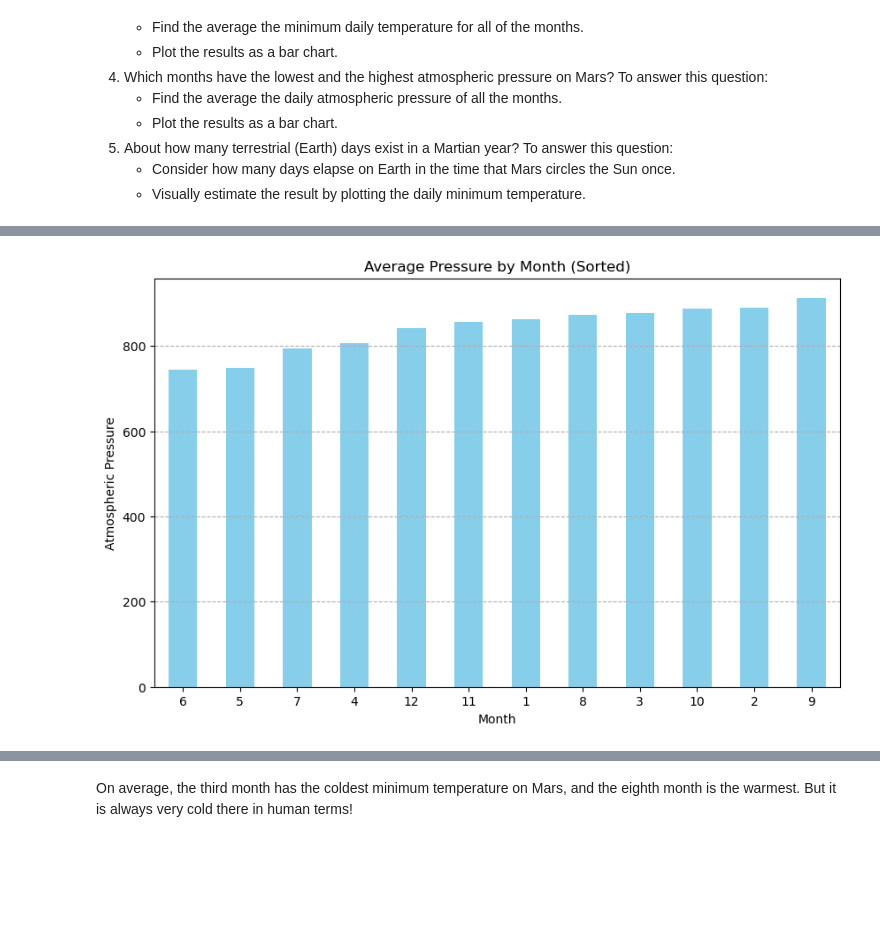
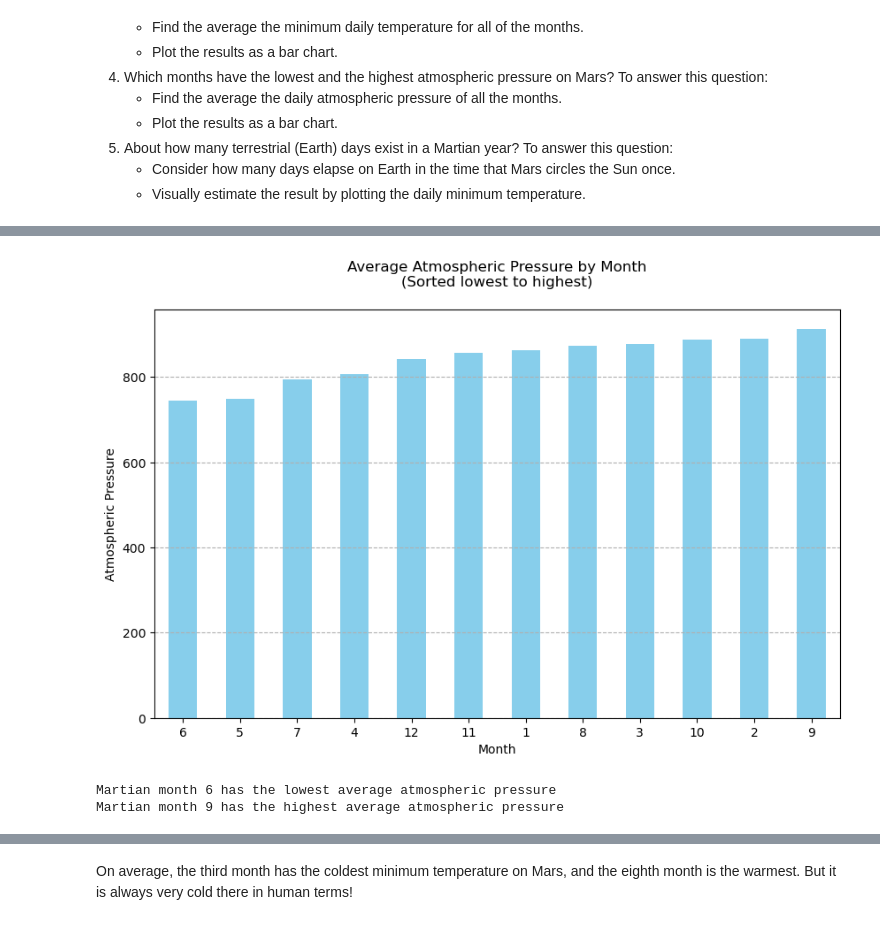
Before and after one commit to MarkOlsonMN/web-browse-scrape-challenge, a Jupyter notebook: mars_news_weather/part_2_mars_weather.ipynb, the cells around one changed output, grey strips where cells are left out. Saved outputs shown, nothing was run; the diff lists cells and outputs as text; code cells hidden in the pictures; blank space fills up the shorter version.

```diff
--- a/mars_news_weather/part_2_mars_weather.ipynb
+++ b/mars_news_weather/part_2_mars_weather.ipynb
@@ -220,2 +136,14 @@ dtype: object
+# %%
+# Change data types for data analysis
+
+# Convert columns to specific data types
+df['terrestrial_date'] = pd.to_datetime(df['terrestrial_date'])
+
+df['sol'] = df['sol'].astype('int64')
+df['ls'] = df['ls'].astype('int64')
+df['month'] = df['month'].astype('int64')
+
+df['min_temp'] = df['min_temp'].astype(float)
+df['pressure'] = df['pressure'].astype(float)
 # %%
 # Confirm type changes were successful by examining data types again
@@ -428,18 +309,22 @@ Name: pressure, dtype: float64
 # %%
 # Plot the average pressure by month
-
 
 # Sort by average pressure in ascending order
 avg_pressure_by_month_sorted = avg_pressure_by_month.sort_values(ascending=True)
 
 # Plotting
 avg_pressure_by_month_sorted.plot(kind='bar', figsize=(10, 6), color='skyblue')
-plt.title('Average Pressure by Month (Sorted)')
+plt.title('Average Atmospheric Pressure by Month\n(Sorted lowest to highest)\n')
 plt.xlabel('Month')
 plt.ylabel('Atmospheric Pressure')
 plt.xticks(rotation=0)
 plt.grid(axis='y', linestyle='--')
 
 plt.show()
+
+print("Martian month 6 has the lowest average atmospheric pressure")
+print("Martian month 9 has the highest average atmospheric pressure")
 # %% [output]
-[figure, old version]
+[figure, new version]
+Martian month 6 has the lowest average atmospheric pressure
+Martian month 9 has the highest average atmospheric pressure
```
Also changed, not shown: parts of 31 cells of this notebook, 2 other files.
